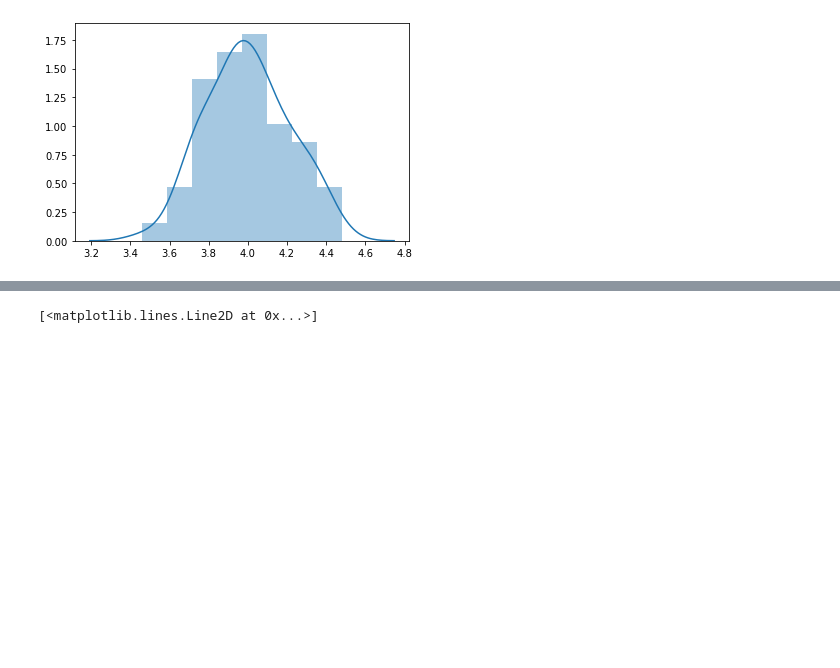
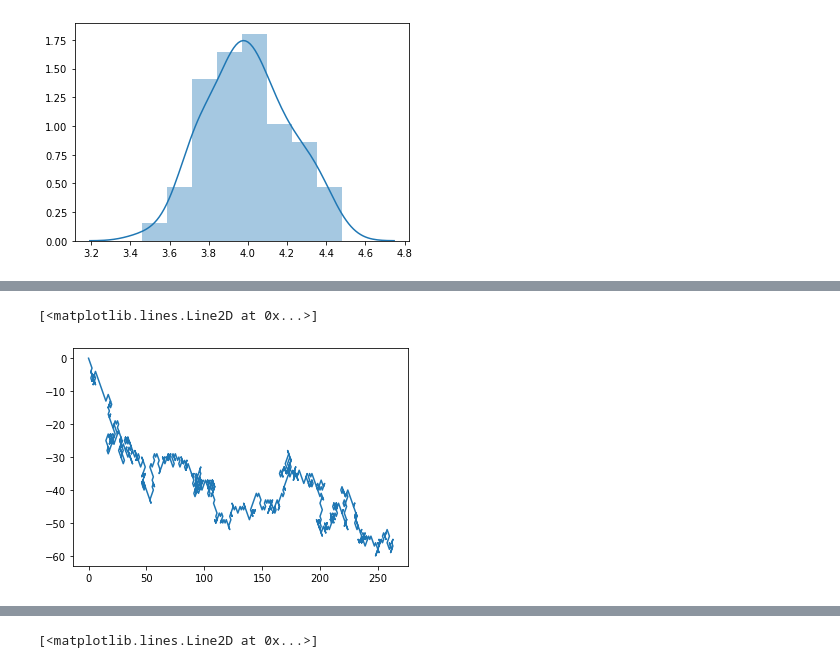
Before and after one commit to to-osaki/studying-python, a Jupyter notebook: ohmsha-python_computer_simulation_book/Chapter4.ipynb, the cells around one changed output, grey strips where cells are left out. Cells and saved outputs as stored; diff of their text form; code cells hidden in the pictures; blank space fills up the shorter version.

```diff
--- a/ohmsha-python_computer_simulation_book/Chapter4.ipynb
+++ b/ohmsha-python_computer_simulation_book/Chapter4.ipynb
@@ -61,0 +65,15 @@ sns.lineplot(x=s,y=list(range(n+1)))
+# %%
+n = 2**10
+p1 = [0.25, 0.25, 0.25, 0.25]
+p2 = [0.2, 0.3, 0.2, 0.3]
+move = np.array([[-1, 1], [1, 1], [-1, -1], [1, -1]])
+x = np.zeros(n+1)
+y = np.zeros(n+1)
+for k in range(1, n+1):
+    d = np.random.choice(a = len(p1), p = p2)
+    x[k] = x[k-1] + move[d][0]
+    y[k] = y[k-1] + move[d][1]
+plt.plot(x, y)
+# %% [output]
+[<matplotlib.lines.Line2D at 0x...>]
+[figure, added]
```
Also changed, not shown: parts of 10 cells of this notebook.
